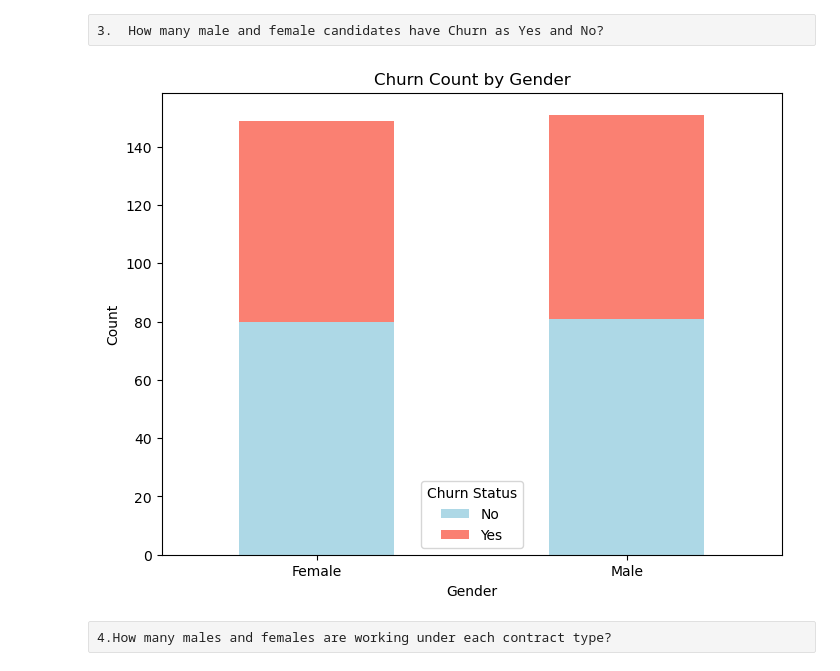
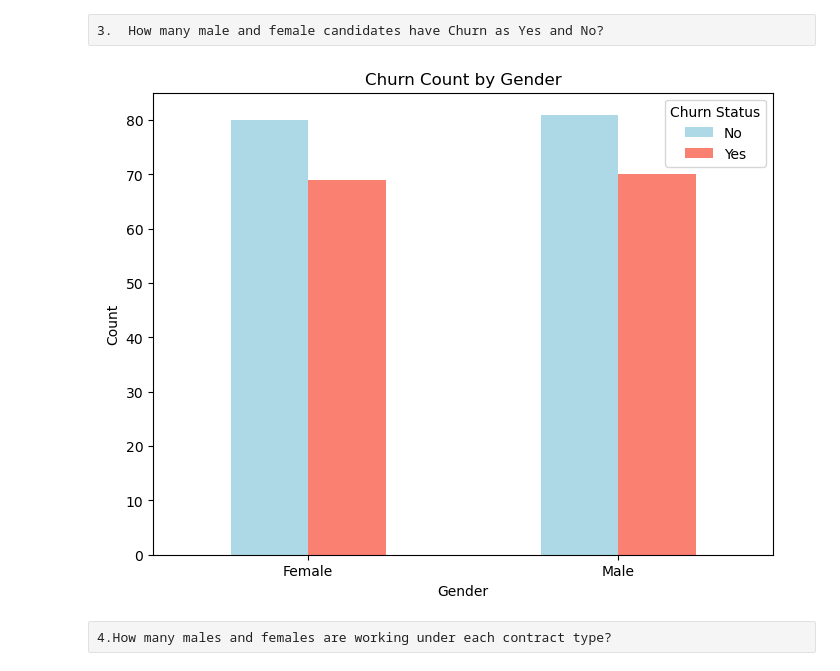
Before and after one commit to anandharishi19347/9.ML-DL_Capstone-Project, a Jupyter notebook: 3.Univariate&Bivariate/1. Exploratory Data Analysis.ipynb, the cells around one changed output. Saved outputs shown, nothing was run; the diff lists cells and outputs as text; code cells hidden in the pictures.

```diff
--- a/3.Univariate&Bivariate/1. Exploratory Data Analysis.ipynb
+++ b/3.Univariate&Bivariate/1. Exploratory Data Analysis.ipynb
@@ -73,20 +73,20 @@ Name: count, dtype: int64
 # %%
 churn_gender_counts = dataset.groupby(["gender", "Churn"]).size().unstack()
 
 # Plot the bar chart
-churn_gender_counts.plot(kind="bar", stacked=True, figsize=(8, 6), color=["lightblue", "salmon"])
+churn_gender_counts.plot(kind="bar", stacked=False, figsize=(8, 6), color=["lightblue", "salmon"])
 
 # Labels & Title
 plt.xlabel("Gender")
 plt.ylabel("Count")
 plt.title("Churn Count by Gender")
 plt.legend(title="Churn Status")
 plt.xticks(rotation=0)
 
 # Show the plot
 plt.show()
 # %% [output]
-[figure, old version]
+[figure, new version]
 # %% [raw]
 4.How many males and females are working under each contract type?
 # %%
```
Also changed, not shown: parts of 24 cells of this notebook.
